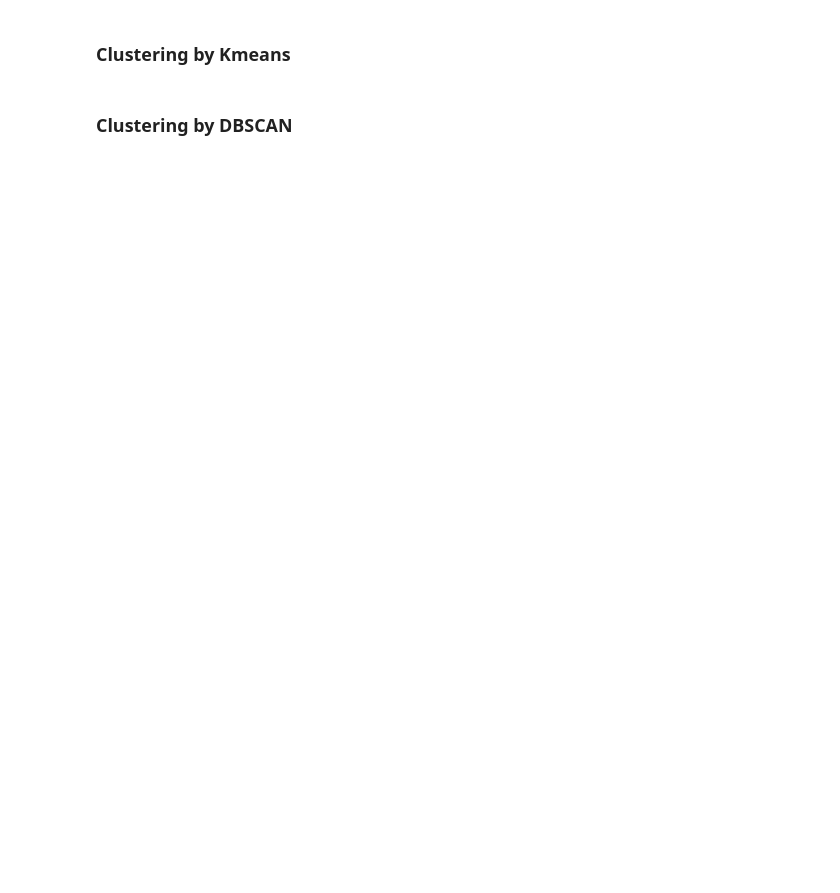
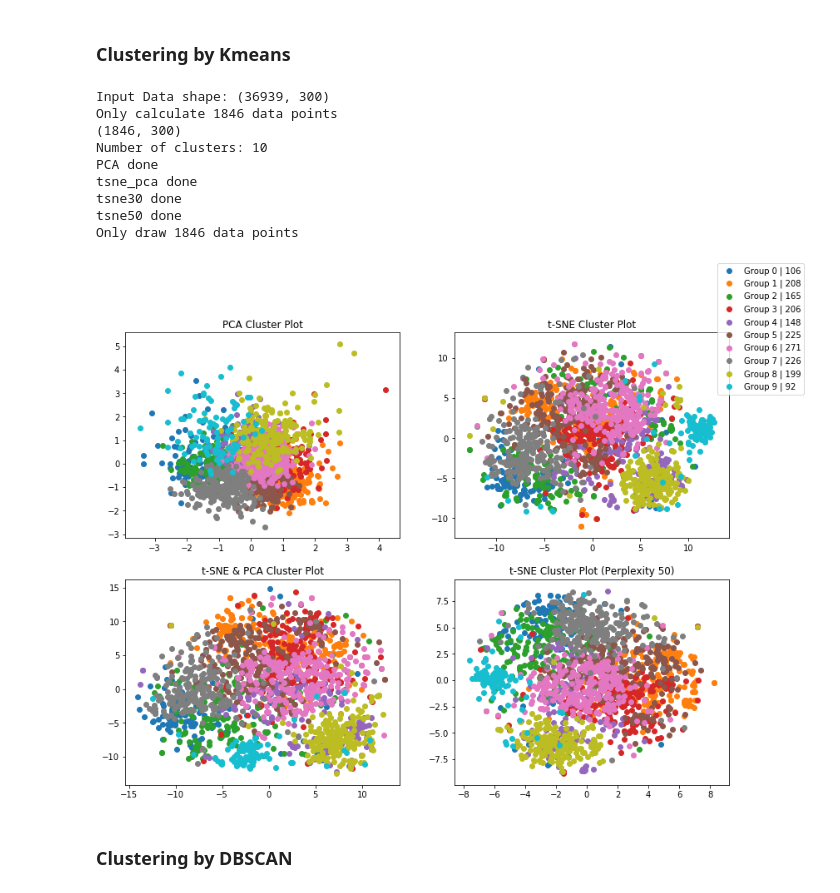
Before and after one commit to hsinlichu/Customer-Service-Data-Analysis-with-Machine-Learning-Technique, a Jupyter notebook: analysis/Customer Service Data Clustering.ipynb, the cells around one changed output. Saved outputs shown, nothing was run; the diff lists cells and outputs as text; code cells hidden in the pictures; blank space fills up the shorter version.

```diff
--- a/analysis/Customer Service Data Clustering.ipynb
+++ b/analysis/Customer Service Data Clustering.ipynb
@@ -233,7 +271,18 @@ find_optimal_clusters(docvec, max_k, batch_size)
 # %% [markdown]
 ### Clustering by Kmeans
 # %%
-_ = cluster_and_plot(docvec, "kmeans", 10, None, 50, 10)
+_ = cluster_and_plot(docvec, "kmeans", 10, None, 20, 1)
+# %% [output]
+Input Data shape: (36939, 300)
+Only calculate 1846 data points
+(1846, 300)
+Number of clusters: 10
+PCA done
+tsne_pca done
+tsne30 done
+tsne50 done
+Only draw 1846 data points
+[figure, added]
 # %% [markdown]
 ### Clustering by DBSCAN
 # %%
```
Also changed, not shown: parts of 12 cells of this notebook.
